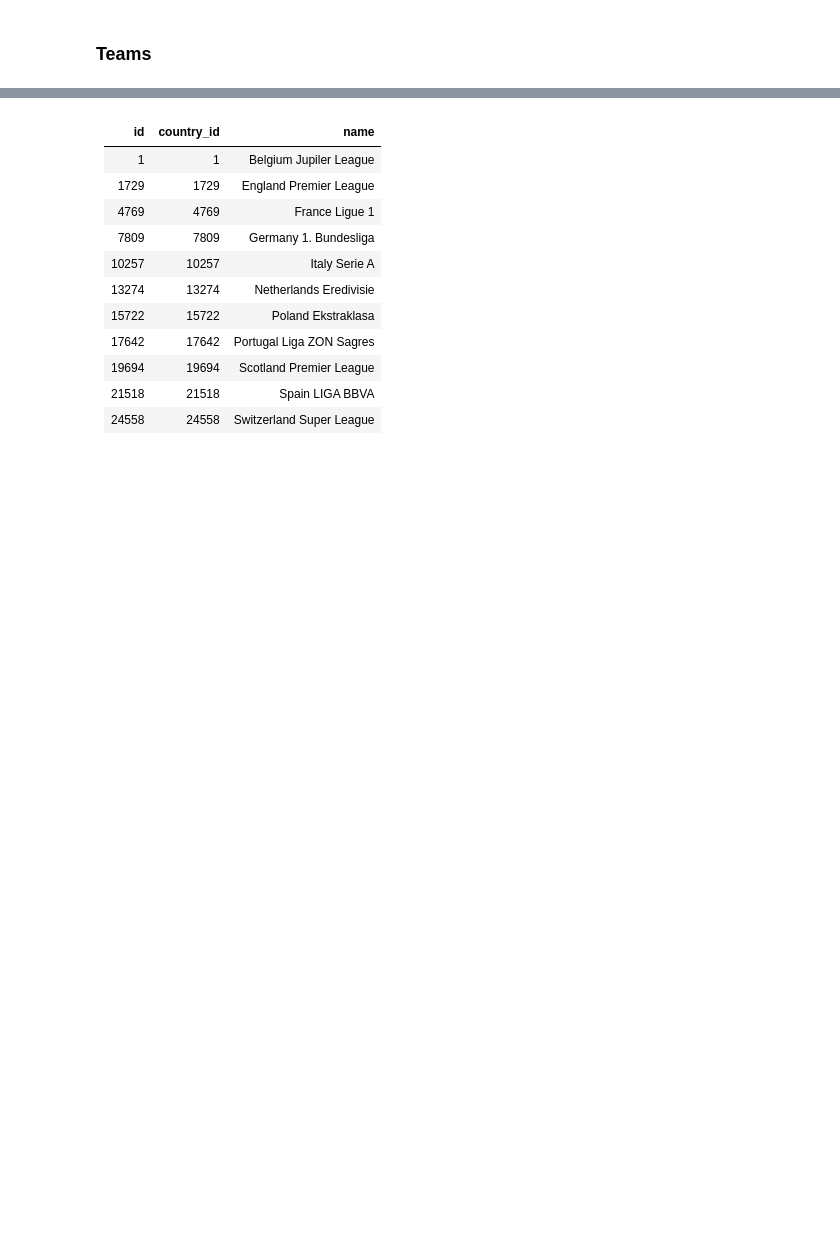
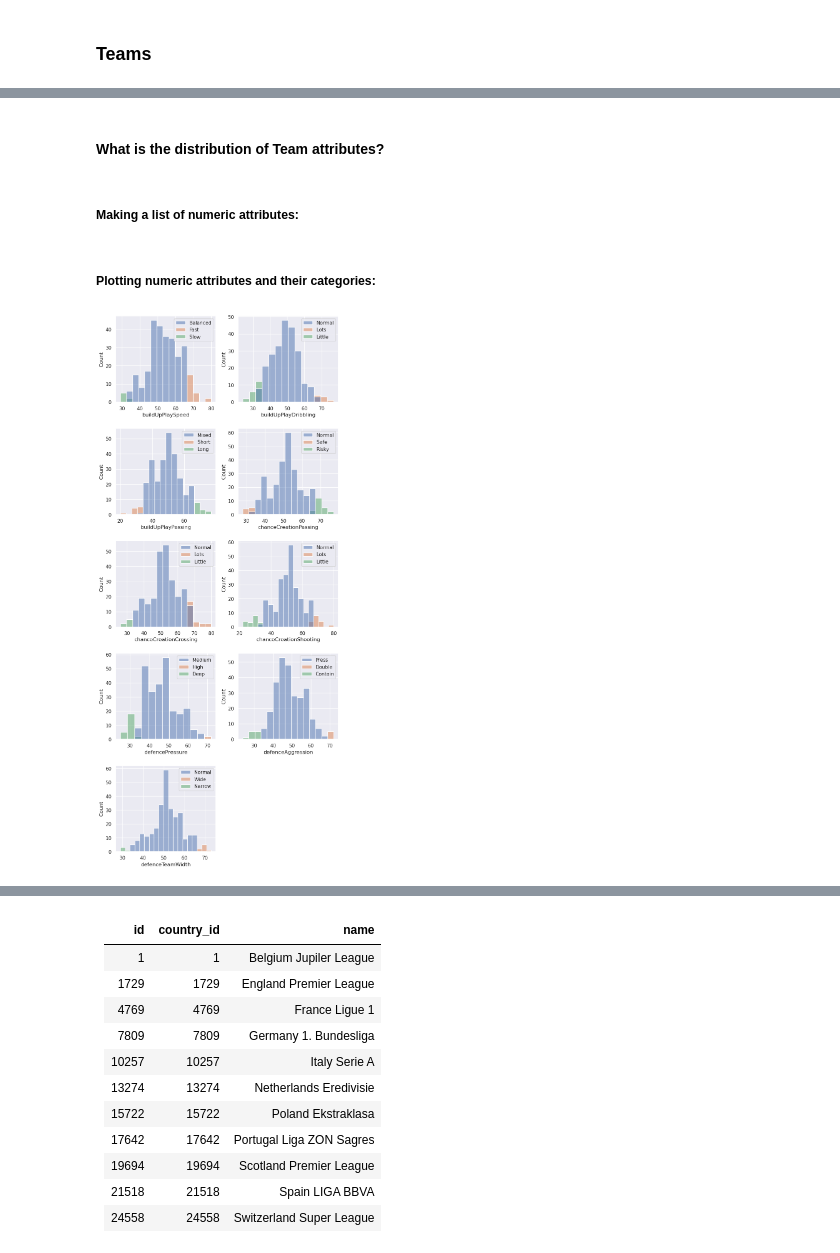
Before and after one commit to gediminas-skvarnavicius/football-db-analysis, a Jupyter notebook: analysis.ipynb, the cells around one changed output, grey strips where cells are left out. Drawn from its saved outputs; the diff is of its cells as text; code cells hidden in the pictures; blank space fills up the shorter version.

Commit message:
team eda combo chi2

```diff
--- a/analysis.ipynb
+++ b/analysis.ipynb
@@ -500,0 +457,47 @@ SELECT * from Team LIMIT 5"""
+# %%
+latest_team_attr = con.query(
+f"""--sql
+SELECT *
+FROM Team_Attributes t
+    JOIN(
+        SELECT team_api_id,
+            MAX(date) AS max_date
+        FROM Team_Attributes
+        GROUP BY team_api_id
+    ) sub ON t.team_api_id = sub.team_api_id
+    AND t.date = sub.max_date"""
+).to_df()
+# %% [markdown]
+#### What is the distribution of Team attributes?
+# %% [markdown]
+##### Making a list of numeric attributes:
+# %%
+team_numeric_cols = [
+    "buildUpPlaySpeed",
+    "buildUpPlayDribbling",
+    "buildUpPlayPassing",
+    "chanceCreationPassing",
+    "chanceCreationCrossing",
+    "chanceCreationShooting",
+    "defencePressure",
+    "defenceAggression",
+    "defenceTeamWidth",
+]
+team_categoric_cols = [col + "Class" for col in team_numeric_cols]
+latest_team_attr[team_numeric_cols] = latest_team_attr[team_numeric_cols].apply(
+    pd.to_numeric, errors="coerce"
+)
+# %% [markdown]
+##### Plotting numeric attributes and their categories:
+# %%
+fig_team_attr,ax_team_attr=plt.subplots(5,2,figsize=(base_fig_width,base_fig_height*4))
+ax_team_attr=ax_team_attr.flatten()
+for i, attr in enumerate(team_numeric_cols):
+    sns.histplot(latest_team_attr,x=attr, hue=attr+'Class',ax=ax_team_attr[i])
+    ax_team_attr[i].get_legend().set_title("")
+
+fig_team_attr.delaxes(ax_team_attr[-1])
+plt.tight_layout(h_pad=2)
+plt.show()
+# %% [output]
+[figure, added]
```
Also changed, not shown: parts of 28 cells of this notebook.
